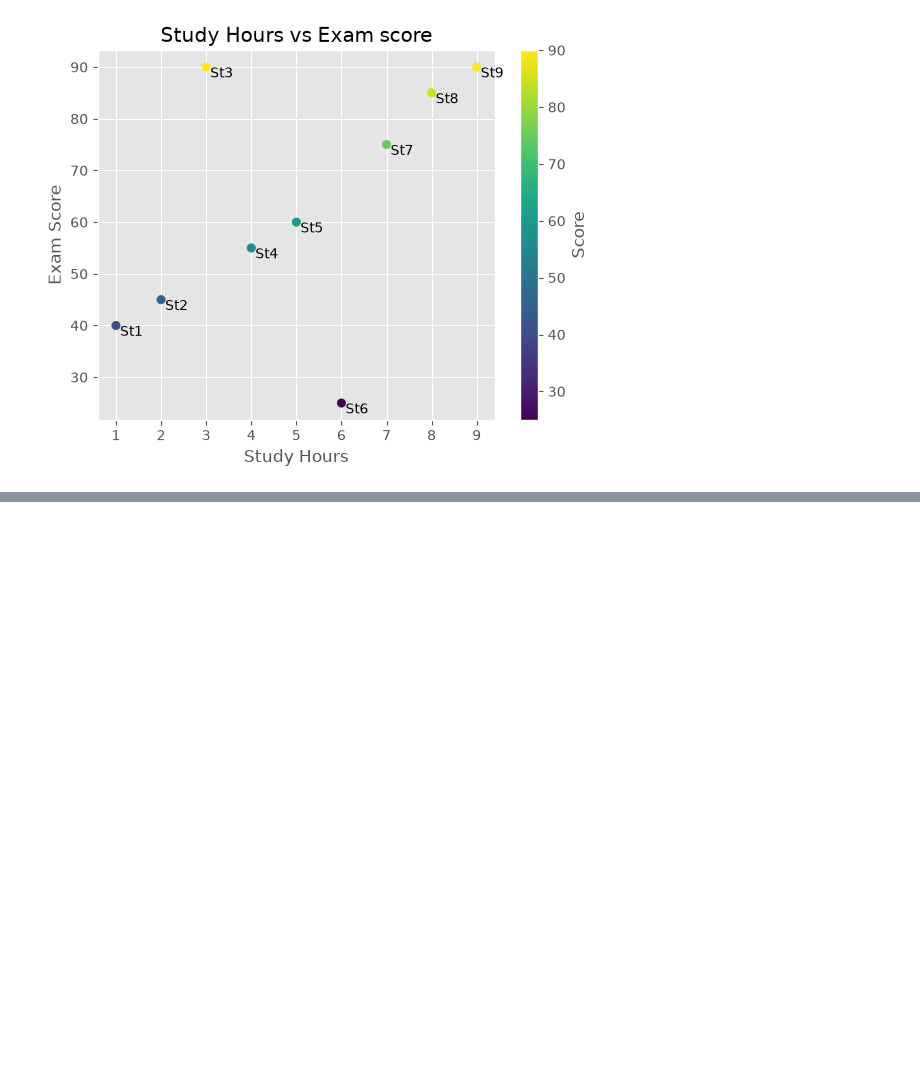
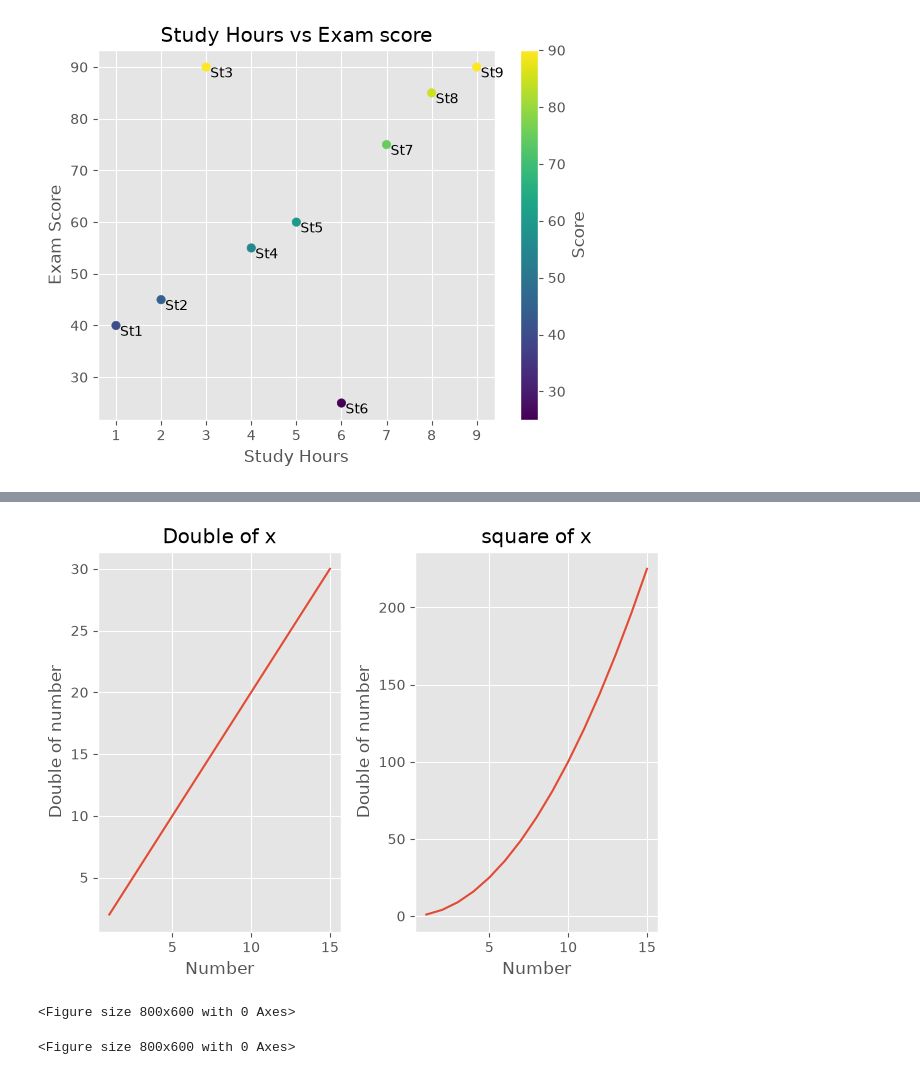
Before and after one commit to Saadkhan-777/Matplotlib-Seaborn-Practice-, a Jupyter notebook: matplotlib_&_seaborn.ipynb, the cells around one changed output, grey strips where cells are left out. Saved outputs shown, nothing was run; the diff lists cells and outputs as text; code cells hidden in the pictures; blank space fills up the shorter version.

```diff
--- a/matplotlib_&_seaborn.ipynb
+++ b/matplotlib_&_seaborn.ipynb
@@ -486,0 +511,19 @@ plt.show()
+# %%
+# plt.tight_layout()
+
+plt.subplot(1, 2, 1)
+plt.plot(x, y1)
+plt.title("Double of x")
+plt.xlabel("Number")
+plt.ylabel("Double of number")
+
+plt.subplot(1, 2, 2)
+plt.plot(x, y2)
+plt.title("square of x")
+plt.xlabel("Number")
+plt.ylabel("Double of number")
+plt.tight_layout()
+
+plt.show()
+# %% [output]
+[figure, added]
@@ -486,0 +538,5 @@ plt.show()
+# %%
+plt.figure(figsize=(8, 6))   # optional
+# %% [output]
+<Figure size 800x600 with 0 Axes>
+<Figure size 800x600 with 0 Axes>
```
Also changed, not shown: parts of 30 cells of this notebook.
